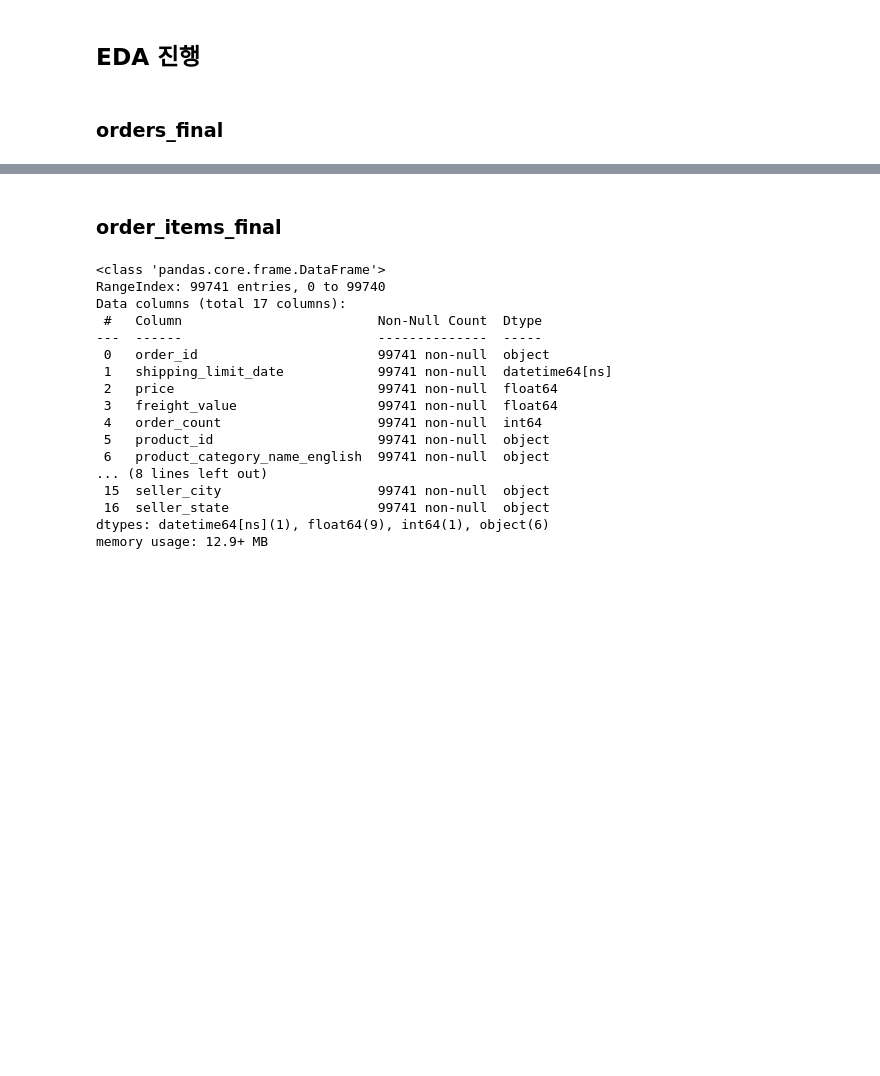
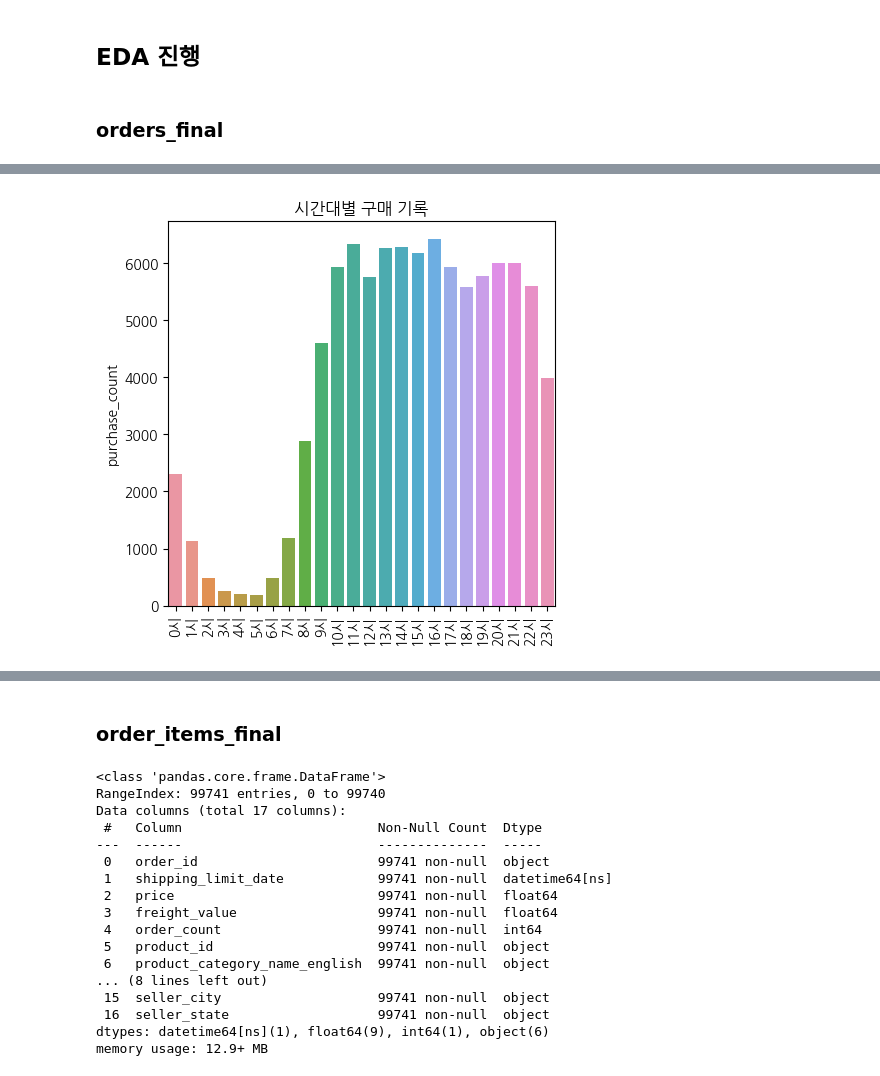
Before and after one commit to DongMyeong2/portfolio, a Jupyter notebook: Project_3_olist/olist.ipynb, the cells around one changed output, grey strips where cells are left out. Drawn from its saved outputs; the diff is of its cells as text; code cells hidden in the pictures; blank space fills up the shorter version.

```diff
--- a/Project_3_olist/olist.ipynb
+++ b/Project_3_olist/olist.ipynb
@@ -838,0 +883,7 @@ memory usage: 7.3+ MB
+# %%
+orders_final_hour = orders_final.copy()
+orders_final_hour['hour'] = orders_final['order_purchase_timestamp'].dt.hour
+# %%
+purchase_hour = orders_final_hour.groupby('hour').agg({'order_id': 'count'}).reset_index()
+purchase_hour['hour'] = purchase_hour['hour'].astype(str) + '시'
+purchase_hour
@@ -838,0 +908,13 @@ memory usage: 7.3+ MB
+# %%
+fig, ax = plt.subplots(figsize=(5,5))
+
+sns.barplot(data=purchase_hour, x='hour', y='order_id')
+
+ax.set_title('시간대별 구매 기록')
+ax.set_xlabel('')
+ax.set_ylabel('purchase_count')
+
+plt.xticks(rotation=90)
+plt.show()
+# %% [output]
+[figure, added]
```
Also changed, not shown: parts of 28 cells of this notebook.
